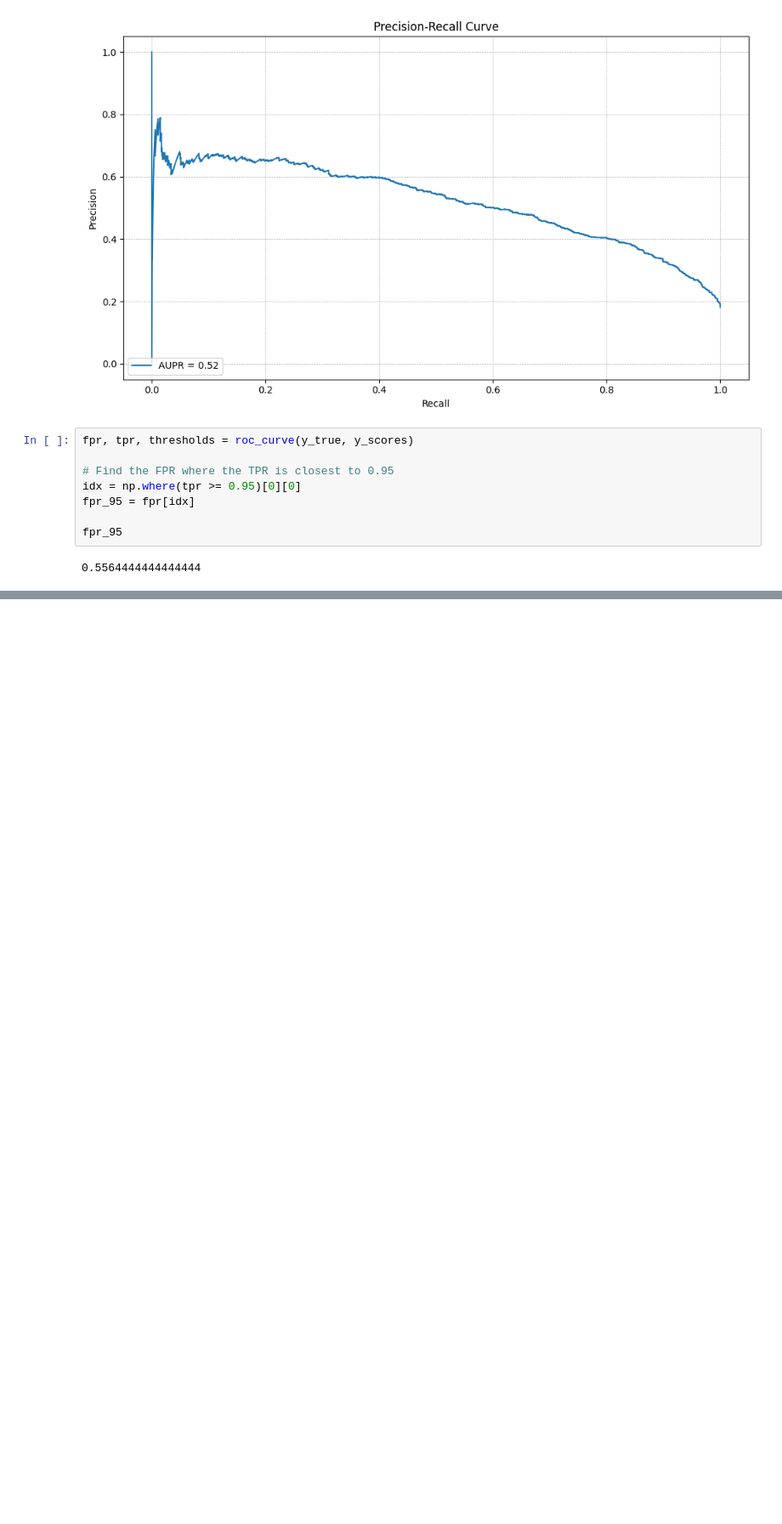
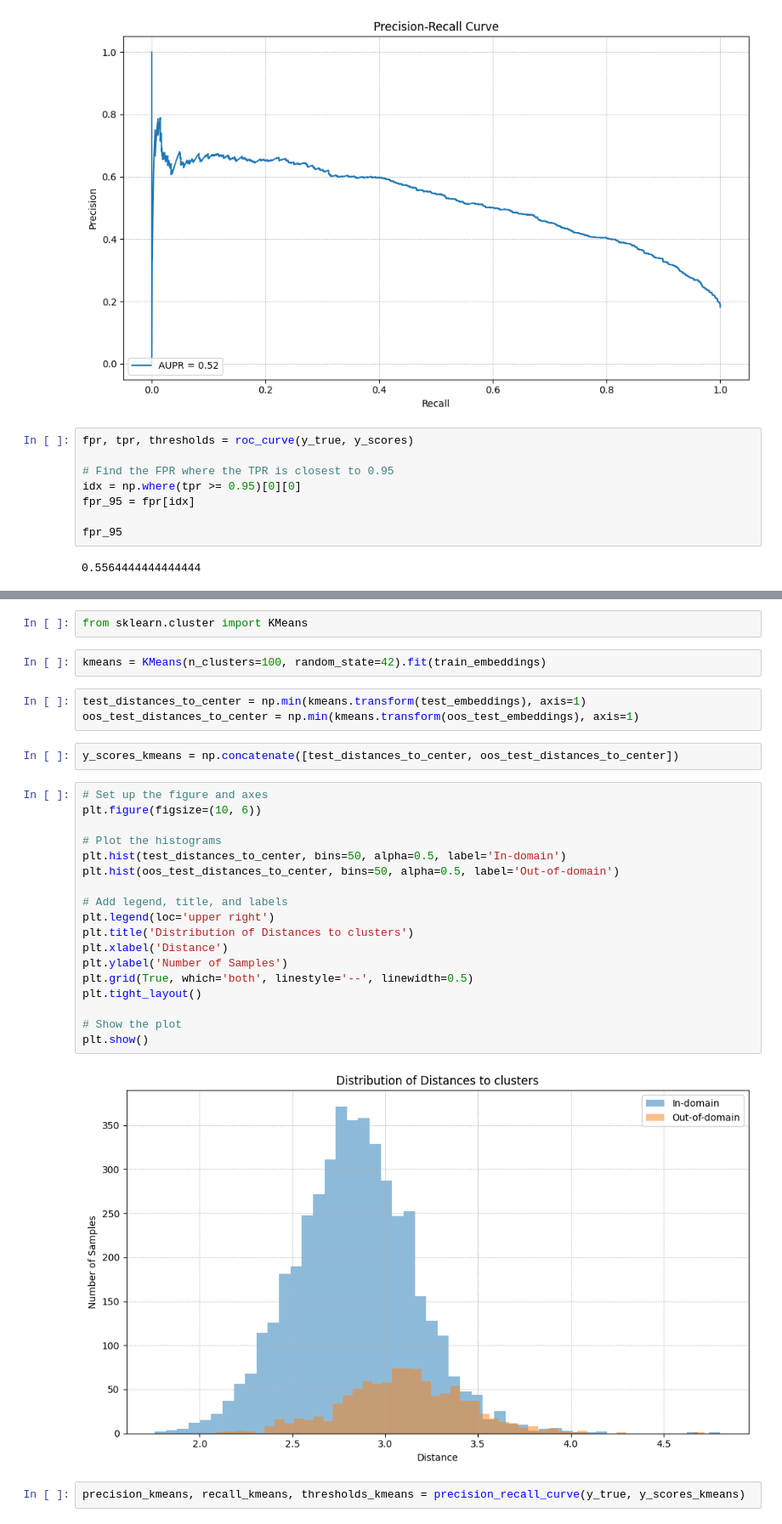
Before and after one commit to SlangLab-NU/autoencoder-oos, a Jupyter notebook: ood.ipynb, the cells around one changed output, grey strips where cells are left out. Shown: that part at 85% size. Saved outputs shown, nothing was run; the diff lists cells and outputs as text; blank space fills up the shorter version.

```diff
--- a/ood.ipynb
+++ b/ood.ipynb
@@ -167,0 +279,31 @@ fpr_95
+# %%
+from sklearn.cluster import KMeans
+# %%
+kmeans = KMeans(n_clusters=100, random_state=42).fit(train_embeddings)
+# %%
+test_distances_to_center = np.min(kmeans.transform(test_embeddings), axis=1)
+oos_test_distances_to_center = np.min(kmeans.transform(oos_test_embeddings), axis=1)
+# %%
+y_scores_kmeans = np.concatenate([test_distances_to_center, oos_test_distances_to_center])
+# %%
+# Set up the figure and axes
+plt.figure(figsize=(10, 6))
+
+# Plot the histograms
+plt.hist(test_distances_to_center, bins=50, alpha=0.5, label='In-domain')
+plt.hist(oos_test_distances_to_center, bins=50, alpha=0.5, label='Out-of-domain')
+
+# Add legend, title, and labels
+plt.legend(loc='upper right')
+plt.title('Distribution of Distances to clusters')
+plt.xlabel('Distance')
+plt.ylabel('Number of Samples')
+plt.grid(True, which='both', linestyle='--', linewidth=0.5)
+plt.tight_layout()
+
+# Show the plot
+plt.show()
+# %% [output]
+[figure, added]
+# %%
+precision_kmeans, recall_kmeans, thresholds_kmeans = precision_recall_curve(y_true, y_scores_kmeans)
```
Also changed, not shown: parts of 31 cells of this notebook.
